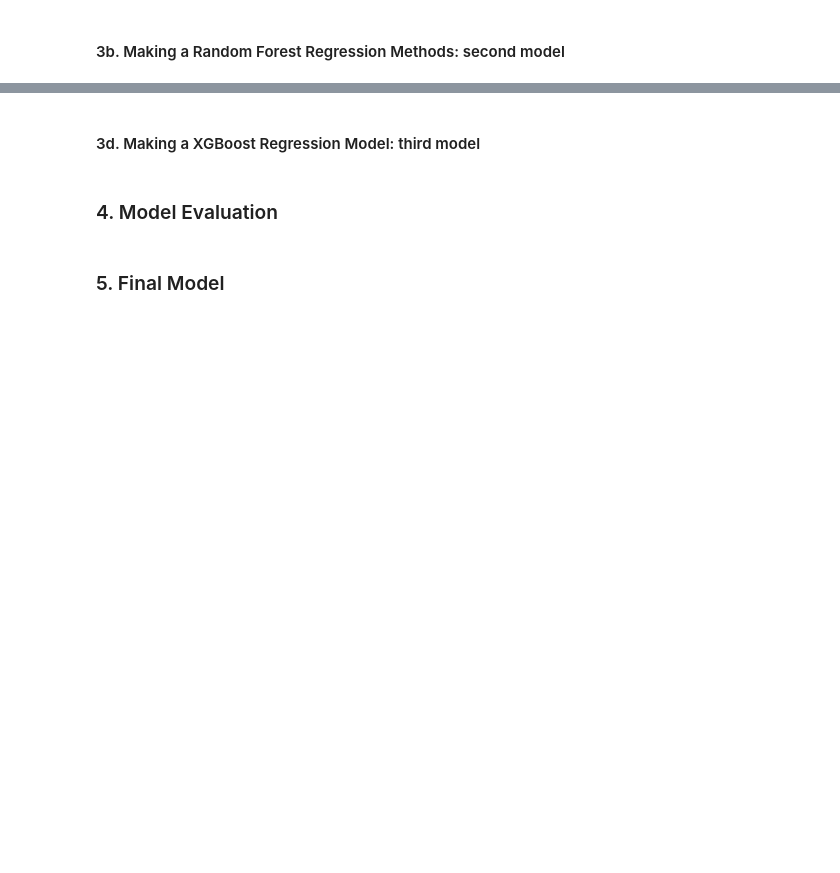
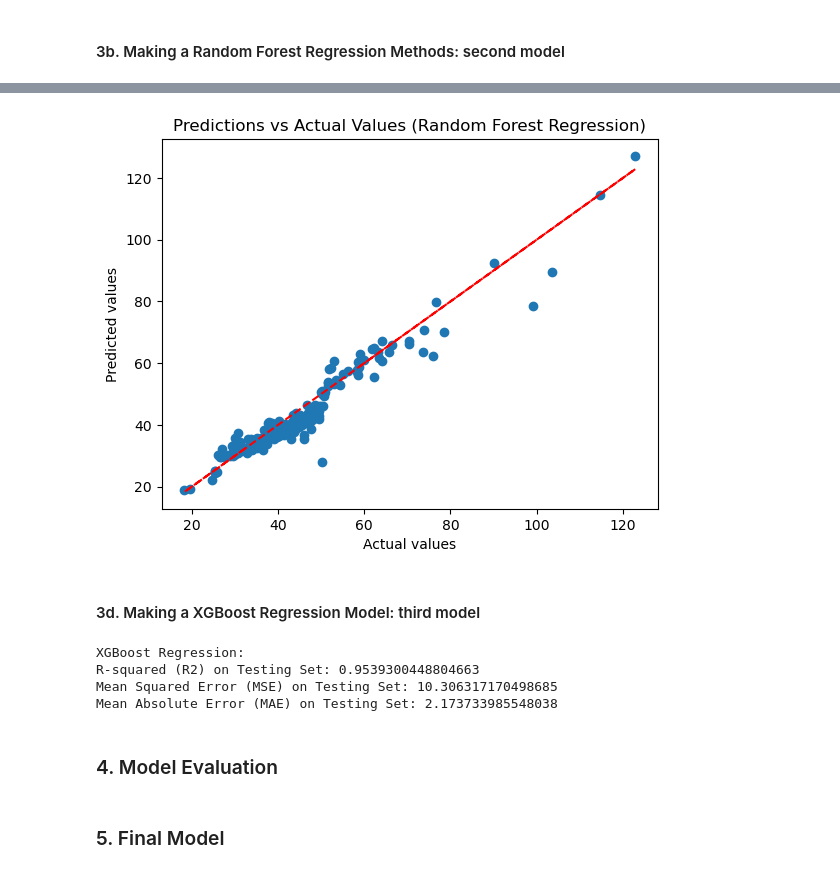
Before and after one commit to aysebsengul/Capstone_2_Water-Quality-Index, a Jupyter notebook: 5_Modeling.ipynb, the cells around one changed output, grey strips where cells are left out. Saved outputs shown, nothing was run; the diff lists cells and outputs as text; code cells hidden in the pictures; blank space fills up the shorter version.

```diff
--- a/5_Modeling.ipynb
+++ b/5_Modeling.ipynb
@@ -51,10 +83,10 @@ Since the target variable, WQI, is continuous, Linear Regression, Random Forest
 linear_model = LinearRegression()
 
 # Fit the model to the training data
-linear_model.fit(X_train, y_train)
+linear_model.fit(X_train_transformed, y_train)
 
 # Predict using the model
-y_pred_linear = linear_model.predict(X_test)
+y_pred_linear = linear_model.predict(X_test_transformed)
 
 # Evaluate the model
 r2_linear = r2_score(y_test, y_pred_linear)
@@ -135,0 +181,19 @@ print("Mean Absolute Error (MAE) on Testing Set:", ridge_mae)
+# %%
+# Define the Ridge model
+ridge_model = Ridge(alpha=0.1)  # You can adjust the alpha parameter as needed
+
+# Fit the Ridge model to the training data
+ridge_model.fit(X_train_transformed, y_train)
+
+# Predict using the Ridge model
+y_pred_ridge = ridge_model.predict(X_test_transformed)
+
+# Evaluate the Ridge model
+ridge_r2 = r2_score(y_test, y_pred_ridge)
+ridge_mse = mean_squared_error(y_test, y_pred_ridge)
+ridge_mae = mean_absolute_error(y_test, y_pred_ridge)
+
+print("Ridge Regression:")
+print("R-squared (R2) on Testing Set:", ridge_r2)
+print("Mean Squared Error (MSE) on Testing Set:", ridge_mse)
+print("Mean Absolute Error (MAE) on Testing Set:", ridge_mae)
@@ -140,10 +209,10 @@ print("Mean Absolute Error (MAE) on Testing Set:", ridge_mae)
 rf_model = RandomForestRegressor()
 
 # Fit the model to the training data
-rf_model.fit(X_train, y_train)
+rf_model.fit(X_train_transformed, y_train)
 
 # Predict using the model
-y_pred_rf = rf_model.predict(X_test)
+y_pred_rf = rf_model.predict(X_test_transformed)
 
 # Evaluate the model
 r2_rf = r2_score(y_test, y_pred_rf)
@@ -204,2 +296,12 @@ plt.show()
+# %%
+# Plot the predictions against the actual values for Random Forest Regression
+plt.scatter(y_test, y_pred_rf)
+plt.plot(y_test, y_test, color='red', linestyle='--')
+plt.xlabel('Actual values')
+plt.ylabel('Predicted values')
+plt.title('Predictions vs Actual Values (Random Forest Regression)')
+plt.show()
+# %% [output]
+[figure, added]
 # %% [markdown]
 #### 3d. Making a XGBoost Regression Model: third model
@@ -225,3 +308,27 @@ print("Mean Absolute Error (MAE) on Testing Set:", mae_xgb)
+# %%
+# Define the XGBoost Regression model
+xgb_model = xgb.XGBRegressor()
+
+# Fit the model to the training data
+xgb_model.fit(X_train_transformed, y_train)
+
+# Predict using the model
+y_pred_xgb = xgb_model.predict(X_test_transformed)
+
+# Evaluate the model
+r2_xgb = r2_score(y_test, y_pred_xgb)
+mse_score_xgb = mean_squared_error(y_test, y_pred_xgb)
+mae_xgb = mean_absolute_error(y_test, y_pred_xgb)
+
+print("XGBoost Regression:")
+print("R-squared (R2) on Testing Set:", r2_xgb)
+print("Mean Squared Error (MSE) on Testing Set:", mse_score_xgb)
+print("Mean Absolute Error (MAE) on Testing Set:", mae_xgb)
+# %% [output]
+XGBoost Regression:
+R-squared (R2) on Testing Set: 0.9539300448804663
+Mean Squared Error (MSE) on Testing Set: 10.306317170498685
+Mean Absolute Error (MAE) on Testing Set: 2.173733985548038
 # %%
 # Dictionary to store cross-validation scores for each number of splits
 cv_scores_xgb_test = {}
```
Also changed, not shown: parts of 20 cells of this notebook.
